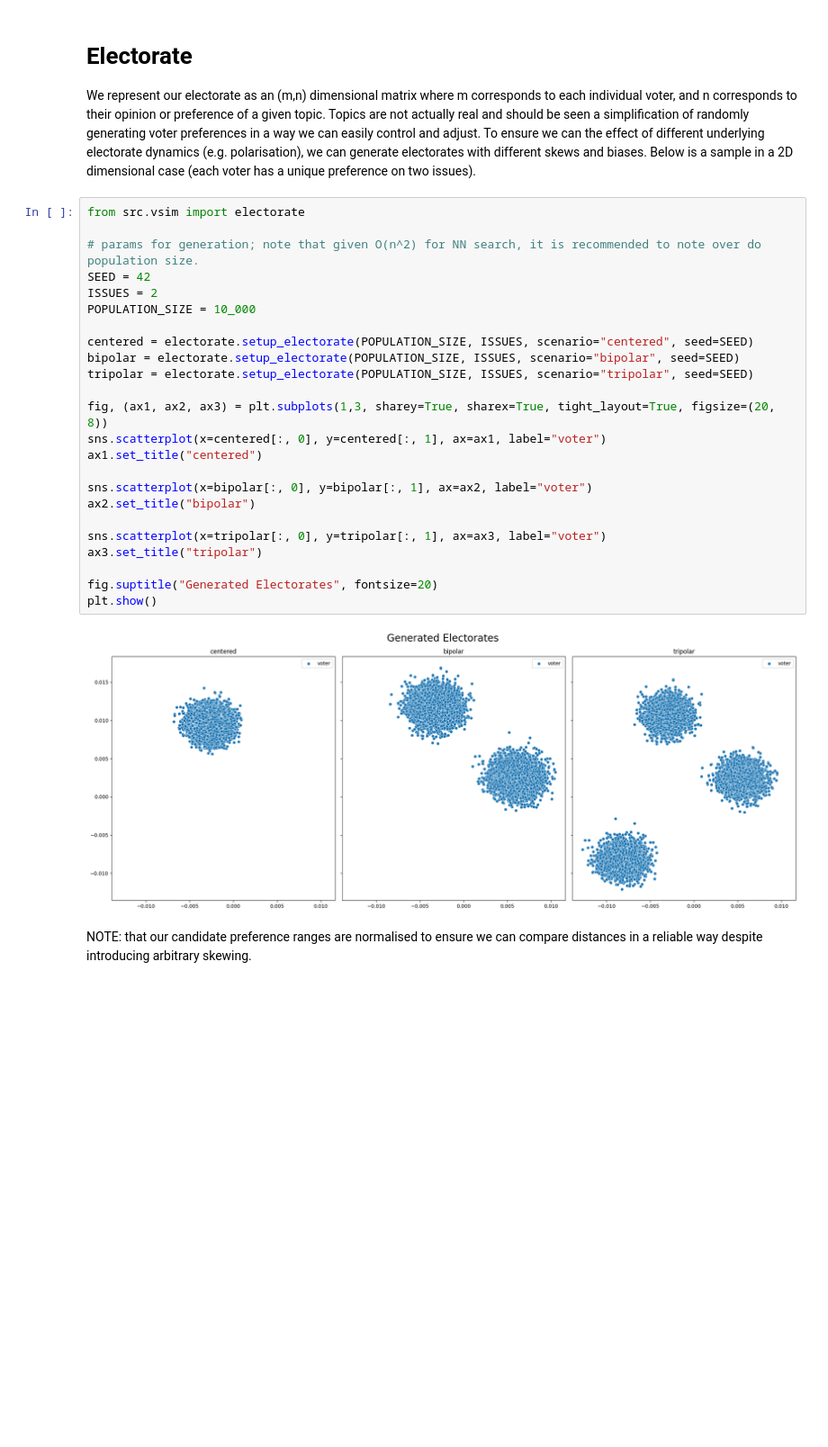
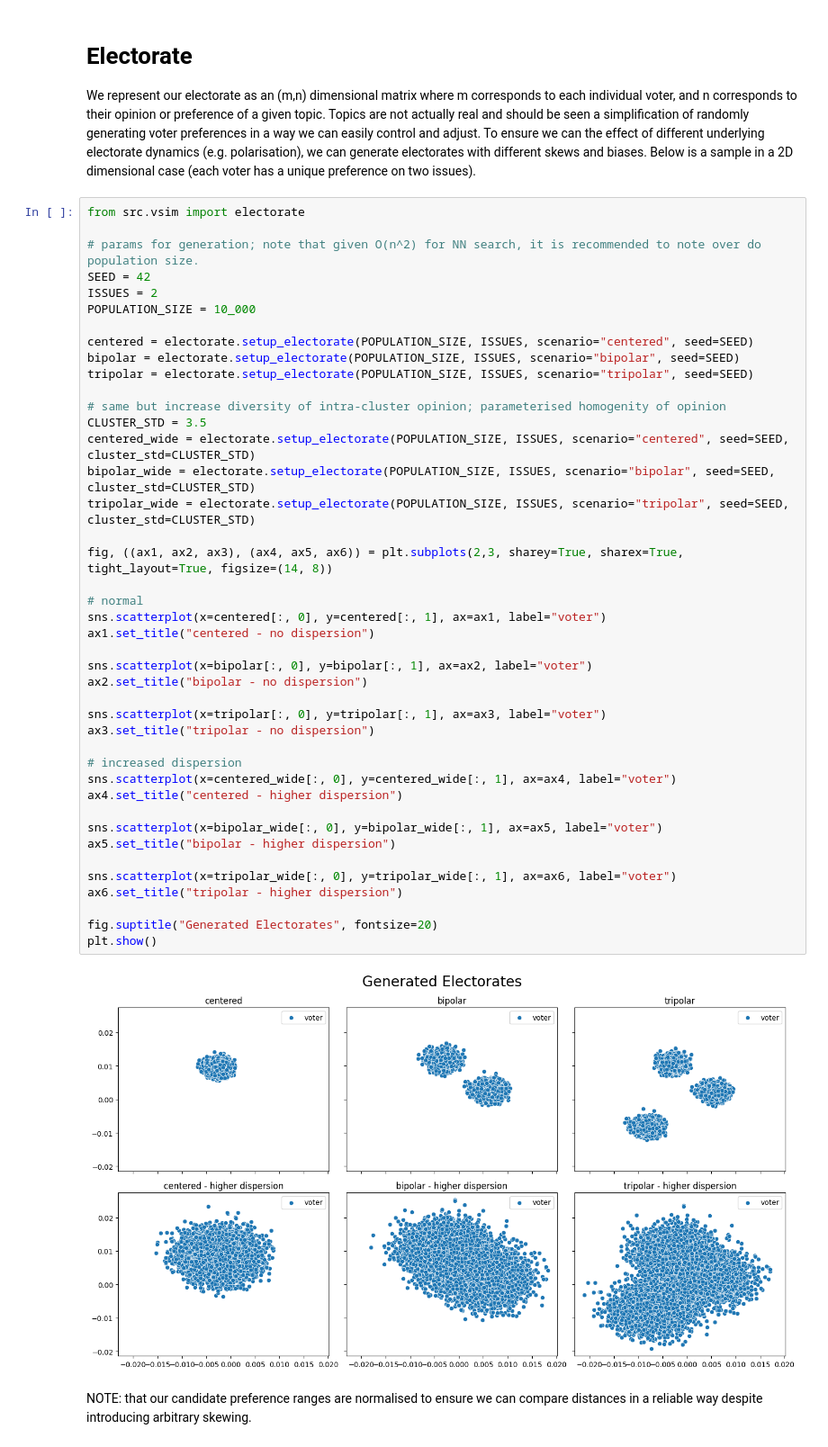
Before and after one commit to Expan75/complex-simulation-project, a Jupyter notebook: experiments.ipynb, the cells around one changed output. Shown at 90% size. Cells and saved outputs as stored; diff of their text form; blank space fills up the shorter version.

Commit message:
add parameterized dispersion to generated electorates

```diff
--- a/experiments.ipynb
+++ b/experiments.ipynb
@@ -16,29 +16,47 @@ We represent our electorate as an (m,n) dimensional matrix where m corresponds t
 # %%
 from src.vsim import electorate
 
 # params for generation; note that given O(n^2) for NN search, it is recommended to note over do population size.
 SEED = 42
 ISSUES = 2
 POPULATION_SIZE = 10_000
 
 centered = electorate.setup_electorate(POPULATION_SIZE, ISSUES, scenario="centered", seed=SEED)
 bipolar = electorate.setup_electorate(POPULATION_SIZE, ISSUES, scenario="bipolar", seed=SEED)
 tripolar = electorate.setup_electorate(POPULATION_SIZE, ISSUES, scenario="tripolar", seed=SEED)
 
-fig, (ax1, ax2, ax3) = plt.subplots(1,3, sharey=True, sharex=True, tight_layout=True, figsize=(20, 8))
+# same but increase diversity of intra-cluster opinion; parameterised homogenity of opinion
+CLUSTER_STD = 3.5
+centered_wide = electorate.setup_electorate(POPULATION_SIZE, ISSUES, scenario="centered", seed=SEED, cluster_std=CLUSTER_STD)
+bipolar_wide = electorate.setup_electorate(POPULATION_SIZE, ISSUES, scenario="bipolar", seed=SEED, cluster_std=CLUSTER_STD)
+tripolar_wide = electorate.setup_electorate(POPULATION_SIZE, ISSUES, scenario="tripolar", seed=SEED, cluster_std=CLUSTER_STD)
+
+fig, ((ax1, ax2, ax3), (ax4, ax5, ax6)) = plt.subplots(2,3, sharey=True, sharex=True, tight_layout=True, figsize=(14, 8))
+
+# normal
 sns.scatterplot(x=centered[:, 0], y=centered[:, 1], ax=ax1, label="voter")
-ax1.set_title("centered")
+ax1.set_title("centered - no dispersion")
 
 sns.scatterplot(x=bipolar[:, 0], y=bipolar[:, 1], ax=ax2, label="voter")
-ax2.set_title("bipolar")
+ax2.set_title("bipolar - no dispersion")
 
 sns.scatterplot(x=tripolar[:, 0], y=tripolar[:, 1], ax=ax3, label="voter")
-ax3.set_title("tripolar")
+ax3.set_title("tripolar - no dispersion")
+
+# increased dispersion
+sns.scatterplot(x=centered_wide[:, 0], y=centered_wide[:, 1], ax=ax4, label="voter")
+ax4.set_title("centered - higher dispersion")
+
+sns.scatterplot(x=bipolar_wide[:, 0], y=bipolar_wide[:, 1], ax=ax5, label="voter")
+ax5.set_title("bipolar - higher dispersion")
+
+sns.scatterplot(x=tripolar_wide[:, 0], y=tripolar_wide[:, 1], ax=ax6, label="voter")
+ax6.set_title("tripolar - higher dispersion")
 
 fig.suptitle("Generated Electorates", fontsize=20)
 plt.show()
 # %% [output]
-[figure, old version]
+[figure, new version]
 # %% [markdown]
 NOTE: that our candidate preference ranges are normalised to ensure we can compare distances in a reliable way despite introducing arbitrary skewing.
 # %% [markdown]
```
Also changed, not shown: 1 other file.
